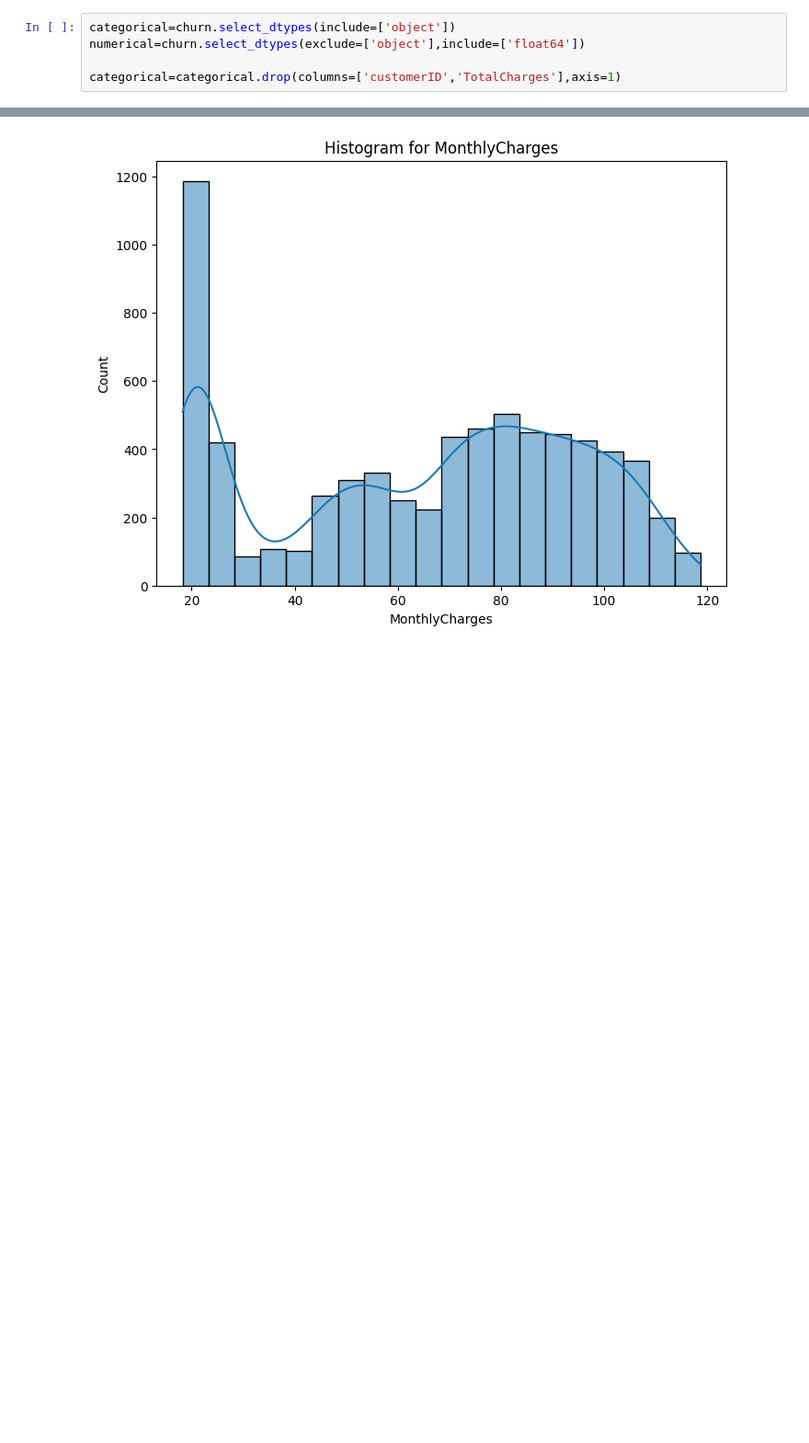
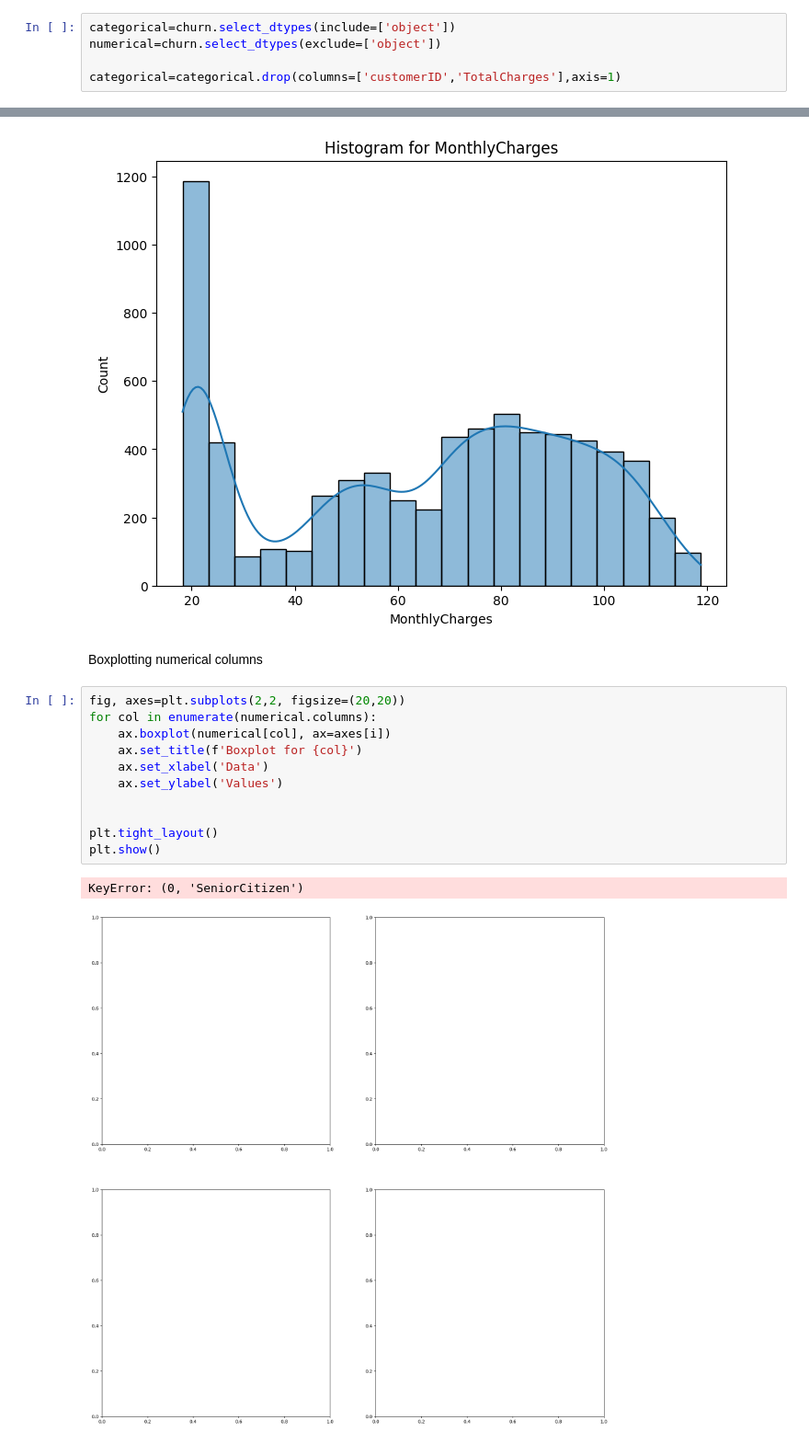
Before and after one commit to maddog19527/CS675_Project_-1, a Jupyter notebook: Univariate_EDA.ipynb, the cells around one changed output, grey strips where cells are left out. Shown at 92% size. Saved outputs shown, nothing was run; the diff lists cells and outputs as text; blank space fills up the shorter version.

```diff
--- a/Univariate_EDA.ipynb
+++ b/Univariate_EDA.ipynb
@@ -7,7 +8,7 @@ import seaborn as sns
 churn=pd.read_csv('telco-customer_churn.csv')
 # %%
 categorical=churn.select_dtypes(include=['object'])
-numerical=churn.select_dtypes(exclude=['object'],include=['float64'])
+numerical=churn.select_dtypes(exclude=['object'])
 
 categorical=categorical.drop(columns=['customerID','TotalCharges'],axis=1)
 # %%
@@ -59,3 +48,19 @@ for col in numerical:
 [figure]
 [figure]
 [figure]
+# %% [markdown]
+Boxplotting numerical columns
+# %%
+fig, axes=plt.subplots(2,2, figsize=(20,20))
+for col in enumerate(numerical.columns):
+    ax.boxplot(numerical[col], ax=axes[i])
+    ax.set_title(f'Boxplot for {col}')
+    ax.set_xlabel('Data')
+    ax.set_ylabel('Values')
+
+
+plt.tight_layout()
+plt.show()
+# %% [output]
+KeyError: (0, 'SeniorCitizen')
+[figure, added]
```
Also changed, not shown: parts of 5 cells of this notebook, 5 other files.
